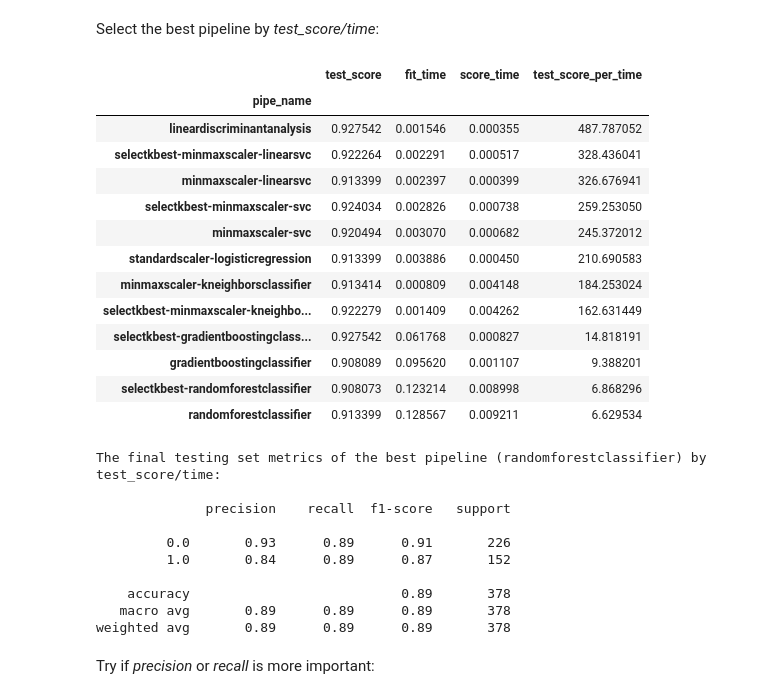
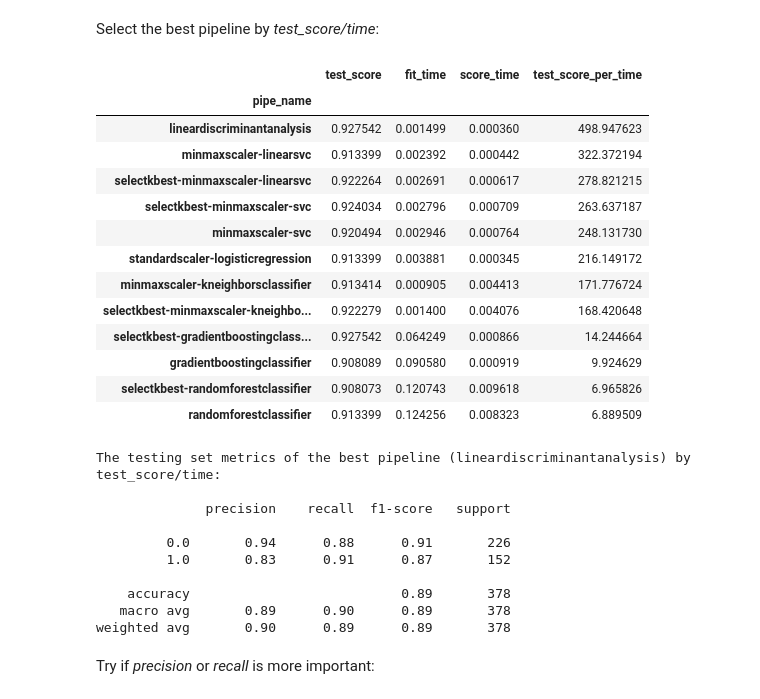
Before and after one commit to moskytw/data-science-with-python, a Jupyter notebook: handouts/pipe_and_cv.ipynb, the cells around one changed output. Drawn from its saved outputs; the diff is of its cells as text; code cells hidden in the pictures.

```diff
--- a/handouts/pipe_and_cv.ipynb
+++ b/handouts/pipe_and_cv.ipynb
@@ -46,7 +46,7 @@ X_train, X_test, y_train, y_test = model_selection.train_test_split(
 def get_pipe_name(pipe):
     return '-'.join(s[0] for s in pipe.steps)
 # %%
-pipes = [
+pipe_list_1 = [
     pipeline.make_pipeline(discriminant_analysis.LinearDiscriminantAnalysis()),
     pipeline.make_pipeline(
         preprocessing.StandardScaler(),
@@ -110,20 +110,16 @@ pipes = [
     ),
 ]
 
-pipe_name_to_pipe_dict = dict(zip(map(get_pipe_name, pipes),
-                                 pipes))
+cv_list_1 = [
+    model_selection.cross_validate(pipe, X_train, y_train,
+                                   return_train_score=True)
+    for pipe in pipe_list_1
+]
-# %%
-cv_list = [
-    model_selection.cross_validate(pipe, X_train, y_train,
-                                   return_train_score=True)
-    for pipe in pipes
-]
-cv_list_1 = cv_list
 # %% [markdown]
 Check the overall performances:
 # %%
 df = pd.concat(map(pd.DataFrame, cv_list_1),
-               keys=map(get_pipe_name, pipes),
+               keys=map(get_pipe_name, pipe_list_1),
                names=['pipe_name', 'n'])
 df = df.reset_index()
 with pd.option_context('display.max_rows', 10):  # just tl;dr
@@ -169,46 +165,48 @@ Select the best pipeline by _test_score/time_:
 # %%
 df = cv_1_df
 df = (df
       .groupby('pipe_name')
       [['test_score', 'fit_time', 'score_time']]
       .mean())
 df = df.assign(test_score_per_time=df.test_score/(df.fit_time+df.score_time))
 df = df.sort_values('test_score_per_time', ascending=False)
 display(df)
 
-pipe_name = df.index[-1]
-pipe = pipe_name_to_pipe_dict[pipe_name]
+pipe_name = df.index[0]
+pipe = next(pipe
+            for pipe in pipe_list_1
+            if get_pipe_name(pipe) == pipe_name)
 
 pipe.fit(X_train, y_train)
 y_test_hat = pipe.predict(X_test)
 
-print(f'The final testing set metrics of the best pipeline ({pipe_name}) by test_score/time:\n')
+print(f'The testing set metrics of the best pipeline ({pipe_name}) by test_score/time:\n')
 print(metrics.classification_report(y_test, y_test_hat))
 # %% [output]
 |  | test_score | fit_time | score_time | test_score_per_time |
 | pipe_name |  |  |  |  |
-| lineardiscriminantanalysis | 0.927542 | 0.001546 | 0.000355 | 487.787052 |
-| selectkbest-minmaxscaler-linearsvc | 0.922264 | 0.002291 | 0.000517 | 328.436041 |
-| minmaxscaler-linearsvc | 0.913399 | 0.002397 | 0.000399 | 326.676941 |
-| selectkbest-minmaxscaler-svc | 0.924034 | 0.002826 | 0.000738 | 259.253050 |
-| minmaxscaler-svc | 0.920494 | 0.003070 | 0.000682 | 245.372012 |
-| standardscaler-logisticregression | 0.913399 | 0.003886 | 0.000450 | 210.690583 |
-| minmaxscaler-kneighborsclassifier | 0.913414 | 0.000809 | 0.004148 | 184.253024 |
-| selectkbest-minmaxscaler-kneighbo... | 0.922279 | 0.001409 | 0.004262 | 162.631449 |
-| selectkbest-gradientboostingclass... | 0.927542 | 0.061768 | 0.000827 | 14.818191 |
-| gradientboostingclassifier | 0.908089 | 0.095620 | 0.001107 | 9.388201 |
-| selectkbest-randomforestclassifier | 0.908073 | 0.123214 | 0.008998 | 6.868296 |
-| randomforestclassifier | 0.913399 | 0.128567 | 0.009211 | 6.629534 |
+| lineardiscriminantanalysis | 0.927542 | 0.001499 | 0.000360 | 498.947623 |
+| minmaxscaler-linearsvc | 0.913399 | 0.002392 | 0.000442 | 322.372194 |
+| selectkbest-minmaxscaler-linearsvc | 0.922264 | 0.002691 | 0.000617 | 278.821215 |
+| selectkbest-minmaxscaler-svc | 0.924034 | 0.002796 | 0.000709 | 263.637187 |
+| minmaxscaler-svc | 0.920494 | 0.002946 | 0.000764 | 248.131730 |
+| standardscaler-logisticregression | 0.913399 | 0.003881 | 0.000345 | 216.149172 |
+| minmaxscaler-kneighborsclassifier | 0.913414 | 0.000905 | 0.004413 | 171.776724 |
+| selectkbest-minmaxscaler-kneighbo... | 0.922279 | 0.001400 | 0.004076 | 168.420648 |
+| selectkbest-gradientboostingclass... | 0.927542 | 0.064249 | 0.000866 | 14.244664 |
+| gradientboostingclassifier | 0.908089 | 0.090580 | 0.000919 | 9.924629 |
+| selectkbest-randomforestclassifier | 0.908073 | 0.120743 | 0.009618 | 6.965826 |
+| randomforestclassifier | 0.913399 | 0.124256 | 0.008323 | 6.889509 |
-The final testing set metrics of the best pipeline (randomforestclassifier) by test_score/time:
+The testing set metrics of the best pipeline (lineardiscriminantanalysis) by test_score/time:
 
               precision    recall  f1-score   support
 
-         0.0       0.93      0.89      0.91       226
-         1.0       0.84      0.89      0.87       152
+         0.0       0.94      0.88      0.91       226
+         1.0       0.83      0.91      0.87       152
 
     accuracy                           0.89       378
-   macro avg       0.89      0.89      0.89       378
-weighted avg       0.89      0.89      0.89       378
+   macro avg       0.89      0.90      0.89       378
+weighted avg       0.90      0.89      0.89       378
 # %% [markdown]
 Try if _precision_ or _recall_ is more important:
 # %%
```
Also changed, not shown: parts of 2 cells of this notebook.
